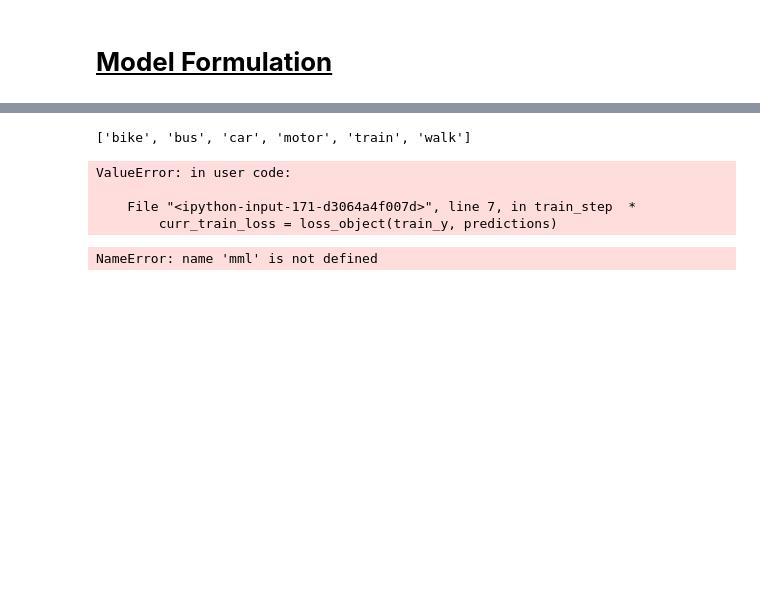
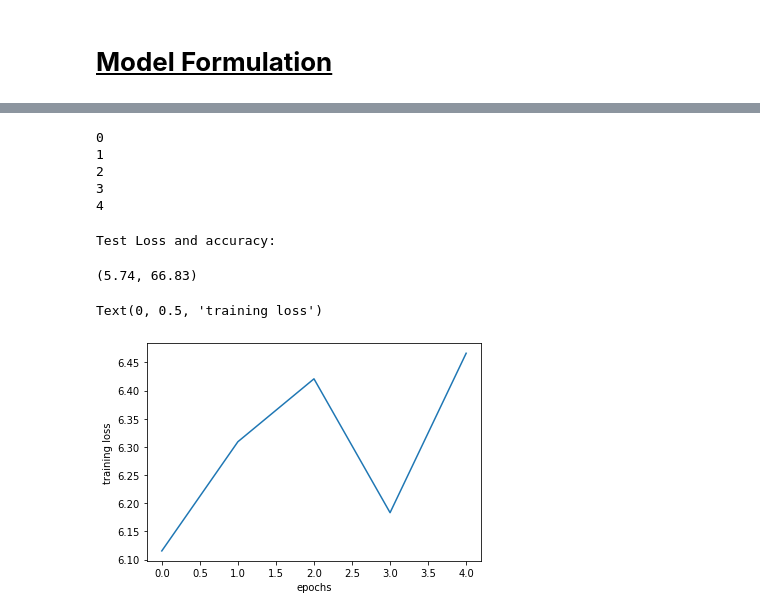
Before and after one commit to Obliquedbishop/CG_based_DCMs, a Jupyter notebook: discrete_choice_model.ipynb, the cells around one changed output, grey strips where cells are left out. Saved outputs shown, nothing was run; the diff lists cells and outputs as text; code cells hidden in the pictures; blank space fills up the shorter version.

Commit message:
Resolved avail val issue and created a basic working MNL model.

```diff
--- a/discrete_choice_model.ipynb
+++ b/discrete_choice_model.ipynb
@@ -388,8 +353,10 @@ class SparseCategoricalCrossEntropy(tf.keras.losses.Loss):
         summed_probs = tf.reduce_sum(masked_probs, axis=-1, keepdims=True)
         pred_y = masked_probs / (summed_probs + tf.keras.backend.epsilon())
 
-        loss = -tf.reduce_sum(replace_nan_with_zeros(true_y * tf.math.log(pred_y + tf.keras.backend.epsilon())))
-        self.avail_data = None
+        true_y = tf.cast(true_y, dtype=pred_y.dtype)
+        loss_with_nan = true_y * tf.math.log(pred_y + tf.keras.backend.epsilon())
+        loss = -tf.reduce_sum(replace_nan_with_zeros(loss_with_nan))
+        #self.avail_data = None
         return loss
 
     def set_avail_data(self, avail_data):
@@ -418,10 +375,9 @@ array([[1., 1., 0., 0.],
 # %%
 @tf.function
-def train_step(train_X, train_y, avail_data):
+def train_step(train_X, train_y):
     # Loading all the performed operations while predicting and calculating loss
     with tf.GradientTape() as tape:
         predictions = mnl_model(train_X)
-        loss_object.set_avail_data(avail_data)
         curr_train_loss = loss_object(train_y, predictions)
 
     # Calculating gradients using automatic differentiation based on loaded operations
@@ -432,4 +388,4 @@ def train_step(train_X, train_y, avail_data):
 
     # Logging the loss and accuracy at each training step for the training batch
     train_loss(curr_train_loss)
-    train_accuracy(train_y, predictions)
+    train_accuracy(tf.argmax(train_y, axis=1), predictions)
@@ -448,5 +401,5 @@ def test_step(test_X, test_y, avail_data):
 # %%
-BATCH_SIZE = 20
+BATCH_SIZE = 2
 
 train_ds = tf.data.Dataset.from_tensor_slices(
         (X_train.to_numpy(), y_train.to_numpy())).shuffle(1000).batch(BATCH_SIZE)
@@ -457,4 +407,0 @@ def create_avail_data(X, label_order=list(y_train.columns)):
-# %%
-list(y_train.columns)
-# %% [output]
-['bike', 'bus', 'car', 'motor', 'train', 'walk']
@@ -461,35 +424,43 @@ list(y_train.columns)
 # %%
 EPOCHS = 5
-
+train_losses = []
+train_accs = []
 for epoch in range(EPOCHS):
     # Reset the metrics at the start of the next epoch
     train_loss.reset_states()
     train_accuracy.reset_states()
-    test_loss.reset_states()
-    test_accuracy.reset_states()
 
     for xtrain, ytrain in train_ds:
-        train_step(xtrain, ytrain, xtrain[:, 17:21].numpy())
+        loss_object.set_avail_data(create_avail_data(xtrain))
+        train_step(xtrain, ytrain)
+    #print(tf.round(train_loss.result(), 3))
+    train_losses.append(train_loss.result())
+    train_accs.append(train_accuracy.result())
+    print(epoch)
 
-    for xtest, ytest in test_ds:
-        test_step(xtest, ytest, xtest[:, 17:21].numpy())
 
-    print(
-    f'Epoch {epoch + 1}, '
-    f'Loss: {train_loss.result()}, '
-    f'Accuracy: {train_accuracy.result() * 100}, '
-    f'Test Loss: {test_loss.result()}, '
-    f'Test Accuracy: {test_accuracy.result() * 100}'
-    )
+test_loss.reset_states()
+test_accuracy.reset_states()
+
+for xtest, ytest in test_ds:
+    loss_object.set_avail_data(create_avail_data(xtest))
+    test_step(xtest, ytest)
 # %% [output]
-ValueError: in user code:
-
-    File "<ipython-input-171-d3064a4f007d>", line 7, in train_step  *
-        curr_train_loss = loss_object(train_y, predictions)
+0
+1
+2
+3
+4
-# %%
-total_trainable_variables=0
-for var in mml.trainable_variables:
-    total_trainable_variables+=var.shape[0]
-total_trainable_variables
-# %% [output]
-NameError: name 'mml' is not defined
+# %%
+print("Test Loss and accuracy:")
+np.round(test_loss.result().numpy(), 2), np.round(test_accuracy.result().numpy()*100, 2)
+# %% [output]
+Test Loss and accuracy:
+(5.74, 66.83)
+# %%
+plt.plot(np.arange(EPOCHS), train_losses)
+plt.xlabel('epochs')
+plt.ylabel('training loss')
+# %% [output]
+Text(0, 0.5, 'training loss')
+[figure, added]
```
Also changed, not shown: parts of 9 cells of this notebook.
